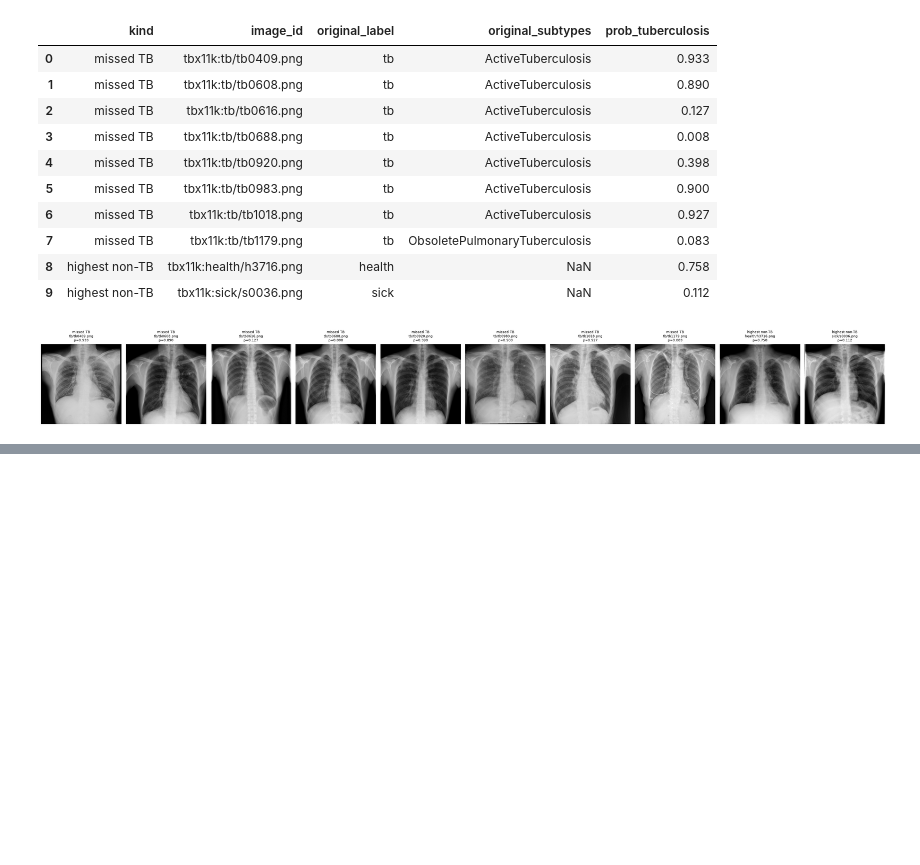
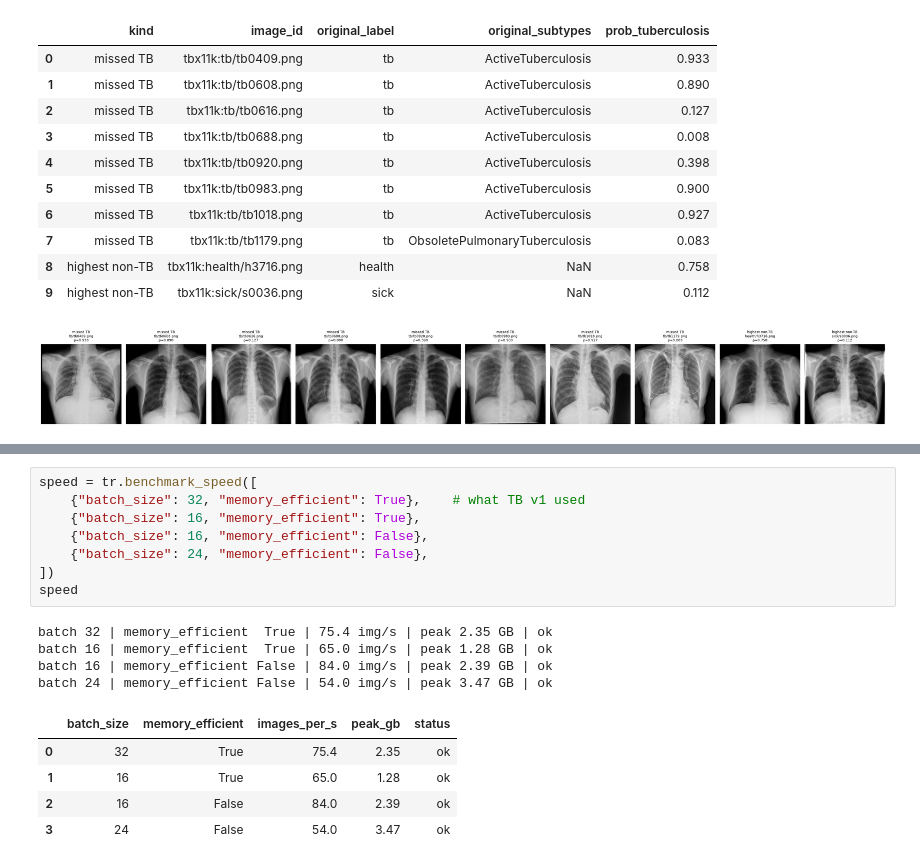
Before and after one commit to Fy1zN/pneumyst-ai, a Jupyter notebook: notebooks/train.ipynb, the cells around one changed output, grey strips where cells are left out. Drawn from its saved outputs; the diff is of its cells as text; blank space fills up the shorter version.

```diff
--- a/notebooks/train.ipynb
+++ b/notebooks/train.ipynb
@@ -270,0 +255,18 @@ best.pt = epoch 11 | thresholds {'val_90_sens': 0.987, 'fixed_0.5': 0.5}
+# %%
+speed = tr.benchmark_speed([
+    {"batch_size": 32, "memory_efficient": True},    # what TB v1 used
+    {"batch_size": 16, "memory_efficient": True},
+    {"batch_size": 16, "memory_efficient": False},
+    {"batch_size": 24, "memory_efficient": False},
+])
+speed
+# %% [output]
+batch 32 | memory_efficient  True | 75.4 img/s | peak 2.35 GB | ok
+batch 16 | memory_efficient  True | 65.0 img/s | peak 1.28 GB | ok
+batch 16 | memory_efficient False | 84.0 img/s | peak 2.39 GB | ok
+batch 24 | memory_efficient False | 54.0 img/s | peak 3.47 GB | ok
+|  | batch_size | memory_efficient | images_per_s | peak_gb | status |
+| 0 | 32 | True | 75.4 | 2.35 | ok |
+| 1 | 16 | True | 65.0 | 1.28 | ok |
+| 2 | 16 | False | 84.0 | 2.39 | ok |
+| 3 | 24 | False | 54.0 | 3.47 | ok |
```
Also changed, not shown: parts of 8 cells of this notebook, 6 other files.
